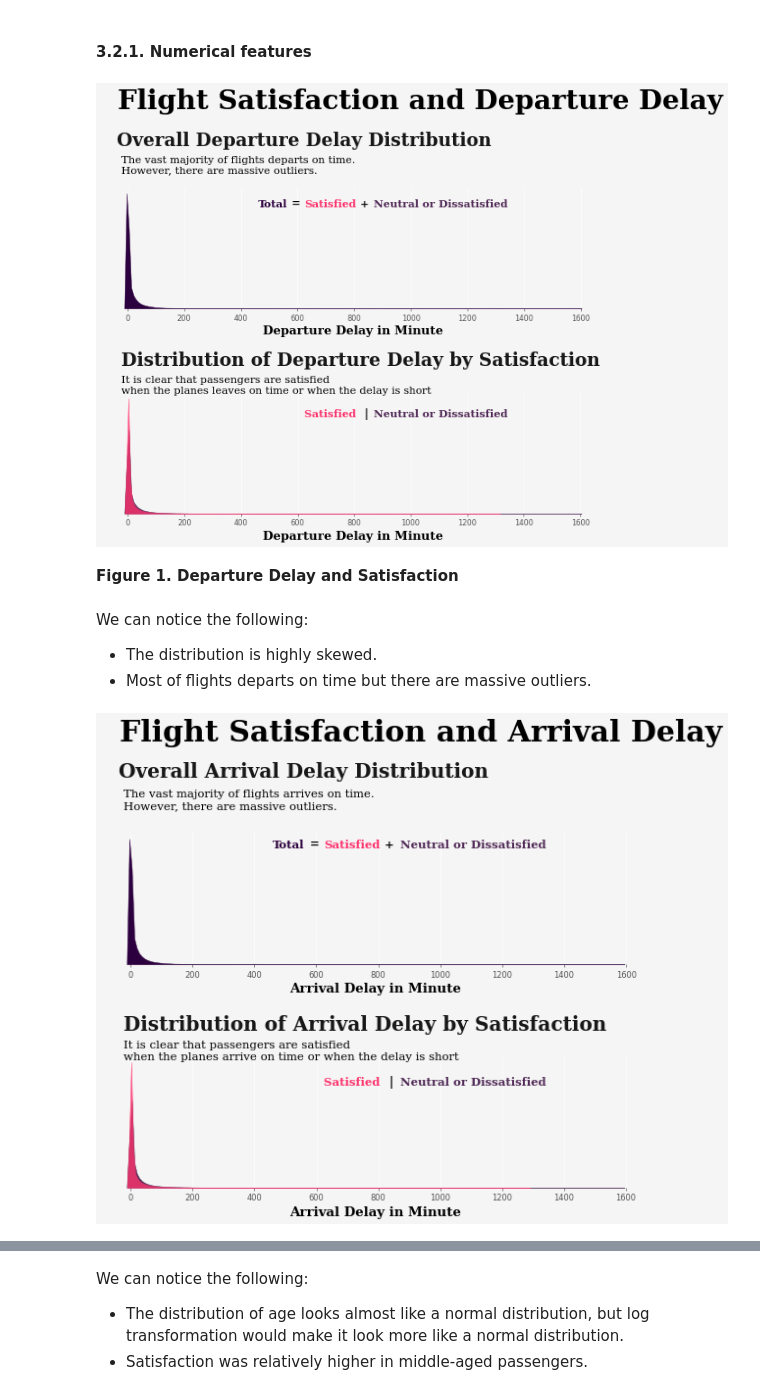
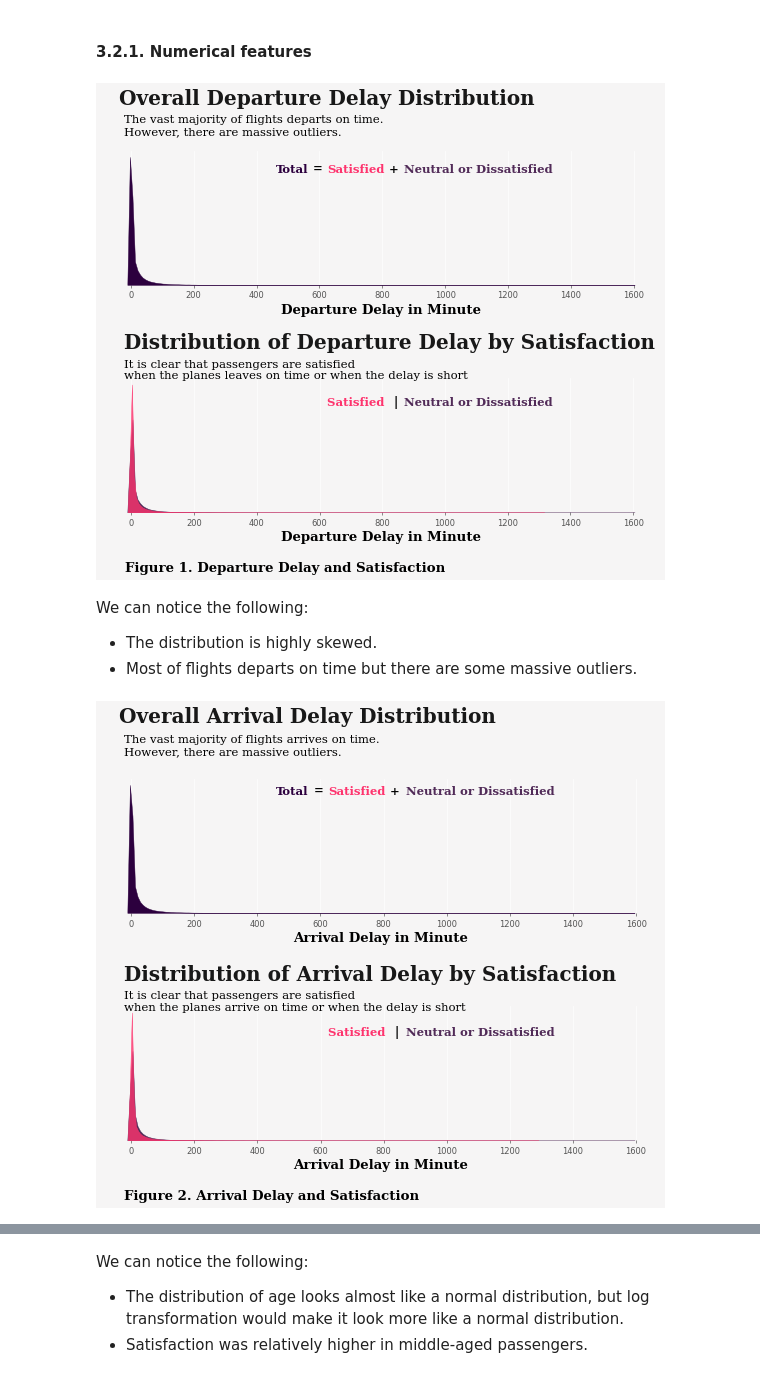
Before and after one commit to phily5051/CASA0006, a Jupyter notebook: business_traveler.ipynb, the cells around one changed output, grey strips where cells are left out. Saved outputs shown, nothing was run; the diff lists cells and outputs as text; code cells hidden in the pictures.

Commit message:
Figure numbering

```diff
--- a/business_traveler.ipynb
+++ b/business_traveler.ipynb
@@ -250,42 +250,41 @@ fig.patch.set_facecolor('#f6f5f5')
 
 sns.kdeplot(data = data, x = 'Departure Delay', ax = ax1, shade = True, color = '#2c003e', alpha = 1, )
 ax1.set_xlabel('Departure Delay in Minute', fontdict = {'font':'Serif', 'color': 'black', 'size': 16,'weight':'bold' })
 ax1.text(-36,0.072,'Overall Departure Delay Distribution', {'font':'Serif', 'color': 'black','weight':'bold','size':24}, alpha = 0.9)
 ax1.text(-23,0.06, 'The vast majority of flights departs on time. \nHowever, there are massive outliers.',
         {'font':'Serif', 'size':'14','color': 'black'})
 ax1.text(460,0.045, 'Total',{'font':'Serif', 'size':'14','color': '#2c003e','weight':'bold'})
 ax1.text(580,0.045, '=',{'font':'Serif', 'size':'14','color': 'black','weight':'bold'})
 ax1.text(625,0.045, 'Satisfied',{'font':'Serif', 'size':'14','color': '#fe346e','weight':'bold'})
 ax1.text(820,0.045, '+',{'font':'Serif', 'size':'14','color': 'black','weight':'bold'})
 ax1.text(870,0.045, 'Neutral or Dissatisfied',{'font':'Serif', 'size':'14','color': '#512b58','weight':'bold'})
 
 
 
 # distribution plots with hue of satisfaction, to show the distribution of a variable with regards to target variable
 
 
 sns.kdeplot(data = data[data['Satisfaction'] == "Neutral or Dissatisfied"], x = 'Departure Delay',ax = ax2, shade = True,  alpha = 1, color = '#512b58' )
 sns.kdeplot(data = data[data['Satisfaction'] == "Satisfied"], x = 'Departure Delay',ax = ax2, shade = True,  alpha = 0.8, color = '#fe346e')
 
 ax2.set_xlabel('Departure Delay in Minute', fontdict = {'font':'Serif', 'color': 'black', 'weight':'bold','size': 16})
 
 ax2.text(-23,0.087,'Distribution of Departure Delay by Satisfaction', {'font':'Serif', 'weight':'bold','color': 'black', 'size':24}, alpha= 0.9)
 ax2.text(-23,0.071,'It is clear that passengers are satisfied \nwhen the planes leaves on time or when the delay is short', {'font':'Serif', 'color': 'black', 'size':14})
 ax2.text(625,0.057, 'Satisfied ', {'font': 'Serif','weight':'bold','size': '14','weight':'bold','style':'normal', 'color':'#fe346e'})
 ax2.text(835,0.057, '|', {'color':'black' , 'size':'14', 'weight': 'bold'})
 ax2.text(870,0.057, 'Neutral or Dissatisfied', {'font': 'Serif','weight':'bold', 'size': '14','style':'normal', 'weight':'bold','color':'#512b58'})
 
-fig.text(0.15,0.95,'Flight Satisfaction and Departure Delay',{'font':'Serif', 'weight':'bold','color': 'black', 'size':36})
+#fig.text(0.15,0.95,'Flight Satisfaction and Departure Delay',{'font':'Serif', 'weight':'bold','color': 'black', 'size':36})
+plt.suptitle('Figure 1. Departure Delay and Satisfaction', fontsize=16, font='Serif',  fontweight='bold', x=0.38, y=0.12)
 fig.show()
 # %% [output]
-[figure, old version]
+[figure, new version]
-# %% [markdown]
-**Figure 1. Departure Delay and Satisfaction**
 # %% [markdown]
 We can notice the following:
 
 - The distribution is highly skewed.
-- Most of flights departs on time but there are massive outliers.
+- Most of flights departs on time but there are some massive outliers.
 # %%
 # Departure Delay and Satisfaction
 fig = plt.figure(figsize = (12,10), dpi = 60)
@@ -342,7 +341,9 @@ ax2.text(625,0.057, 'Satisfied ', {'font': 'Serif','weight':'bold','size': '14',
 ax2.text(835,0.057, '|', {'color':'black' , 'size':'14', 'weight': 'bold'})
 ax2.text(870,0.057, 'Neutral or Dissatisfied', {'font': 'Serif','weight':'bold', 'size': '14','style':'normal', 'weight':'bold','color':'#512b58'})
 
-fig.text(0.15,0.96,'Flight Satisfaction and Arrival Delay',{'font':'Serif', 'weight':'bold','color': 'black', 'size':36})
+# Figure number
+#fig.text(0.15,0.96,'Flight Satisfaction and Arrival Delay',{'font':'Serif', 'weight':'bold','color': 'black', 'size':36})
+plt.suptitle('Figure 2. Arrival Delay and Satisfaction', fontsize=16, font='Serif',  fontweight='bold', x=0.36, y=0.12)
 fig.show()
 # %% [output]
-[figure, old version]
+[figure, new version]
```
Also changed, not shown: parts of 31 cells of this notebook.
